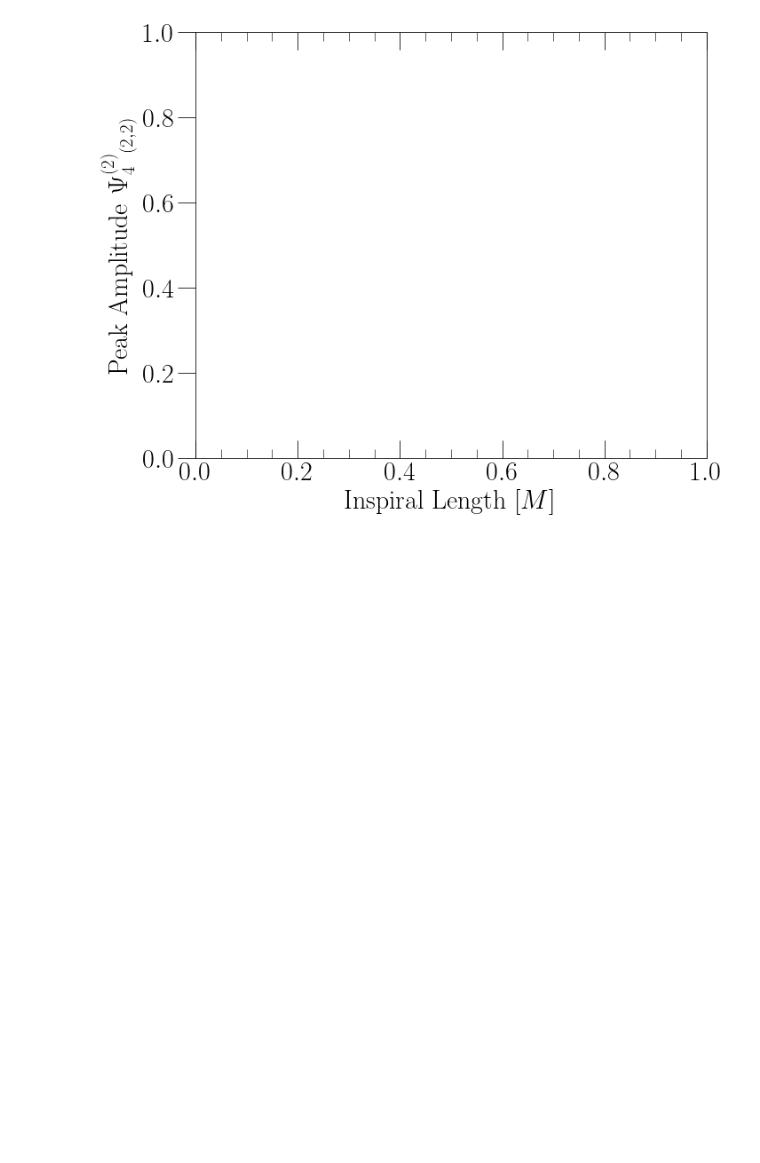
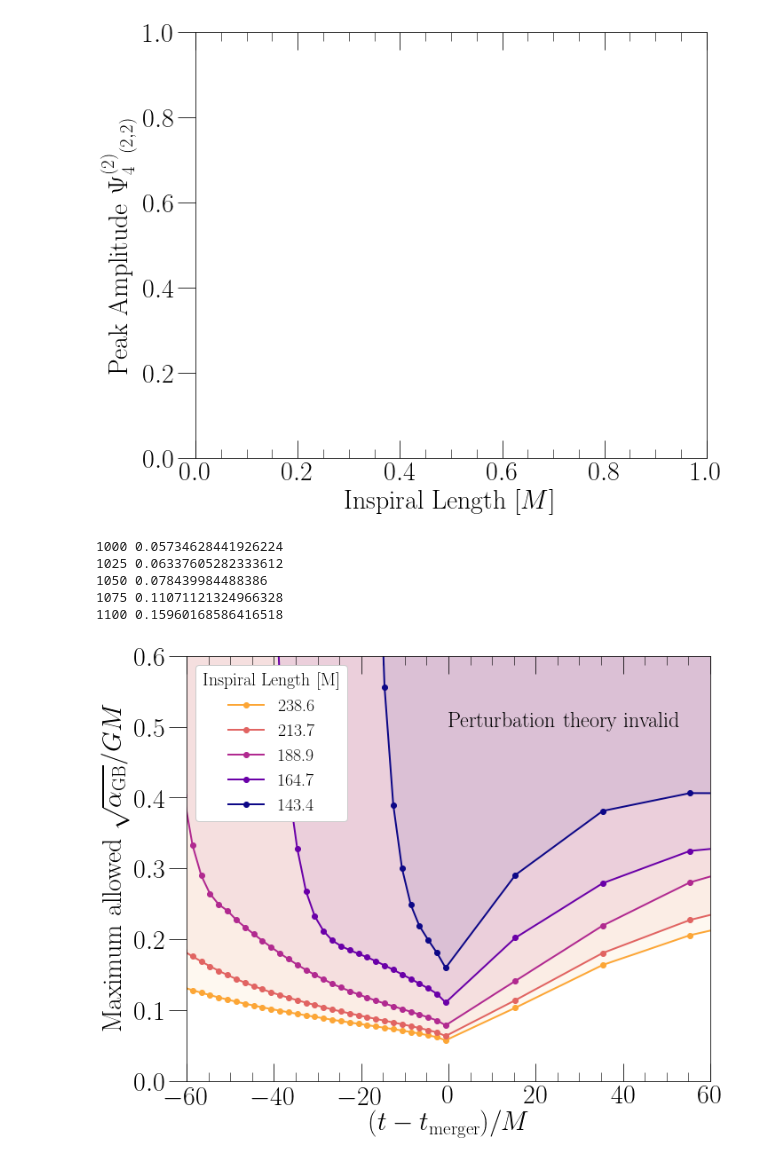
Before and after one commit to mariaokounkova/EDGB, a Jupyter notebook: NonSpinning/EDGB_GW.ipynb, the cells around one changed output. Drawn from its saved outputs; the diff is of its cells as text; code cells hidden in the pictures; blank space fills up the shorter version.

Commit message:
Plotting: regime of validity
Added regime of validity plot for non-spinning simulation

Also added NonSpinning/Data directory to .gitignore

```diff
--- a/NonSpinning/EDGB_GW.ipynb
+++ b/NonSpinning/EDGB_GW.ipynb
@@ -366,6 +366,9 @@ TogetherPlot()
 ## Regime of validity
 
 def ComputeEpsilon(p):
+
+    t_merger = 1124.64 ## for this simulation
+
     filename = p + 'Validity.dat'
     Time = []
     Validity = []
@@ -408,48 +411,55 @@ def PlotValidity(figname):
 
     figname = 'Validity'
 
-    start_arr = ['2425','2475','2500']
-    ramp_arr = ['25' for s in start_arr]
-    #label_arr = ['Shorter inspiral', '', Longer inspiral']
-    label_arr = start_arr
+    start_arr = ['1000', '1025', '1050','1075','1100']
+
+    ramp = 25
 
     cmap = matplotlib.cm.get_cmap('plasma')
     colors = [cmap(float(i)/len(start_arr)) for i in range(len(start_arr))][::-1]
 
-    f, ax = plt.subplots(1, figsize=(8,8))
+    f, ax = plt.subplots(1, figsize=(10,8))
 
-    for start, ramp, label, color in zip(start_arr, ramp_arr, label_arr, colors):
+    for start, color in zip(start_arr, colors):
 
-        time, data = GethPsi4Mode(ev_dir(start, ramp, lev=0), radius=0)
+        p = "/Users/mokounkova/EDGB/NonSpinning/Data/" + str(start) + "/Ev/JoinedLev0/"
+        time, data = GethPsi4Mode(p, radius=0)
         ## Let's calculate the length until the merger time
         t_peak = GetPeakTimeMode(time, data)
         length = t_peak - float(start) - float(ramp)/2.0
-        time, eps = ComputeEpsilon(ev_dir(start, ramp))
+        time, eps = ComputeEpsilon(p)
         # Cut the time so only considering dCS effects
         #time, eps = CutTimes(time, eps, -400, 200)
         print (start, min(eps))
         ind = np.where(eps < 1e3)
         time = time[ind]
         eps = eps[ind]
         #time = time[1:]
         #eps = eps[1:]
-        ax.plot(time, eps, '-o', color = color, label=length, lw=2.0)
+        ax.plot(time, eps, '-o', color = color, label='%.1f' % length, lw=2.0)
 
         ax.fill_between(time, eps, 2.0, color=color,alpha=0.07)
 
 
     legend = ax.legend(fontsize=20, loc='upper left', frameon=True, framealpha = 1.0, ncol=1, \
-                       title='Inspiral Length')
+                       title='Inspiral Length [M]')
     plt.setp(legend.get_title(),fontsize=20)
     #ax.set_yscale('log')
-    ax.text(0, 0.4, 'Perturbation theory invalid', fontsize=24, color='black')
+    ax.text(0, 0.5, 'Perturbation theory invalid', fontsize=24, color='black')
     ax.set_xlabel('$(t - t_\mathrm{merger})/M$', fontsize=30)
     ax.set_ylabel(r'Maximum  allowed $\sqrt{\alpha_\mathrm{GB}}/GM$', fontsize=30)
-    ax.set_xlim(-30, 60)
+    ax.set_xlim(-60, 60)
     ax.set_ylim(0.0, 0.6)
     plt.tight_layout()
     plt.savefig(figname + '.pdf')
     plt.show()
 
 
 PlotValidity('Validity.pdf')
+# %% [output]
+1000 0.05734628441926224
+1025 0.06337605282333612
+1050 0.078439984488386
+1075 0.11071121324966328
+1100 0.15960168586416518
+[figure, added]
```
Also changed, not shown: 1 other file.
